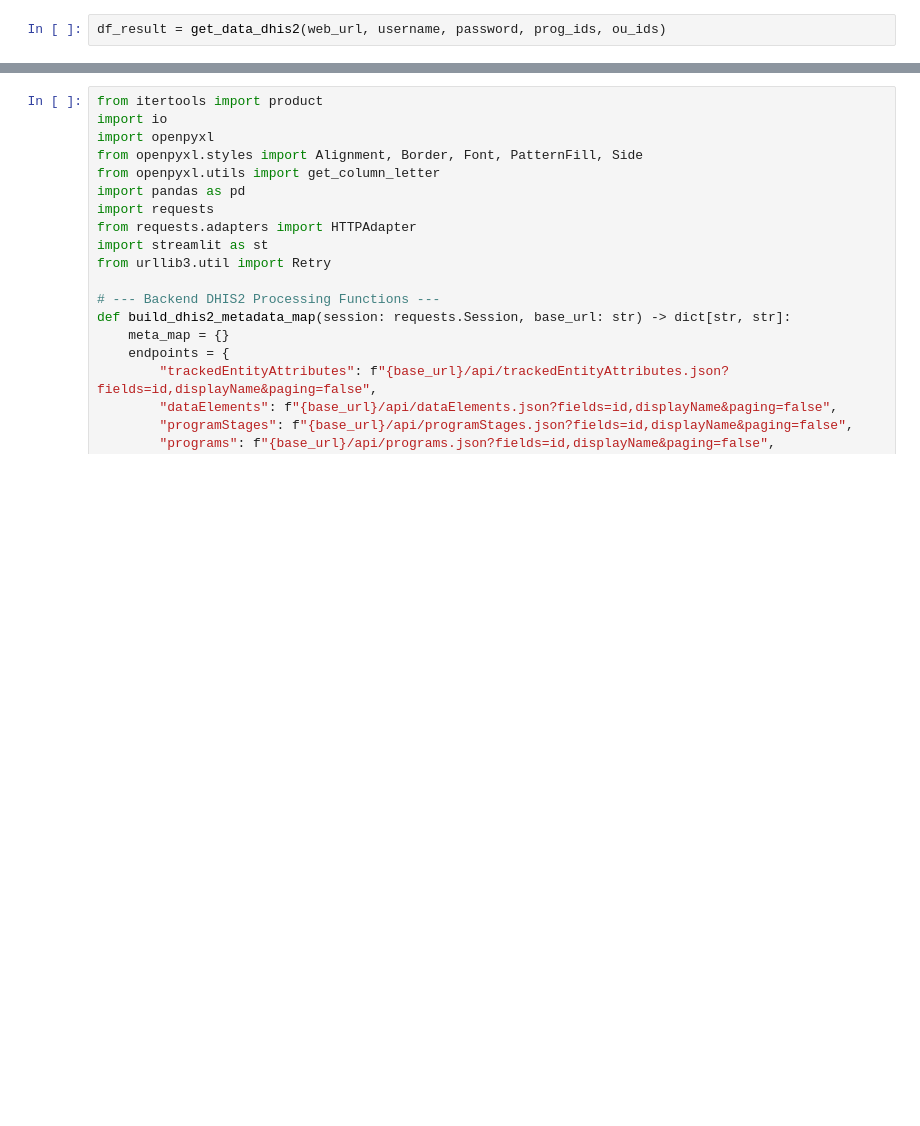
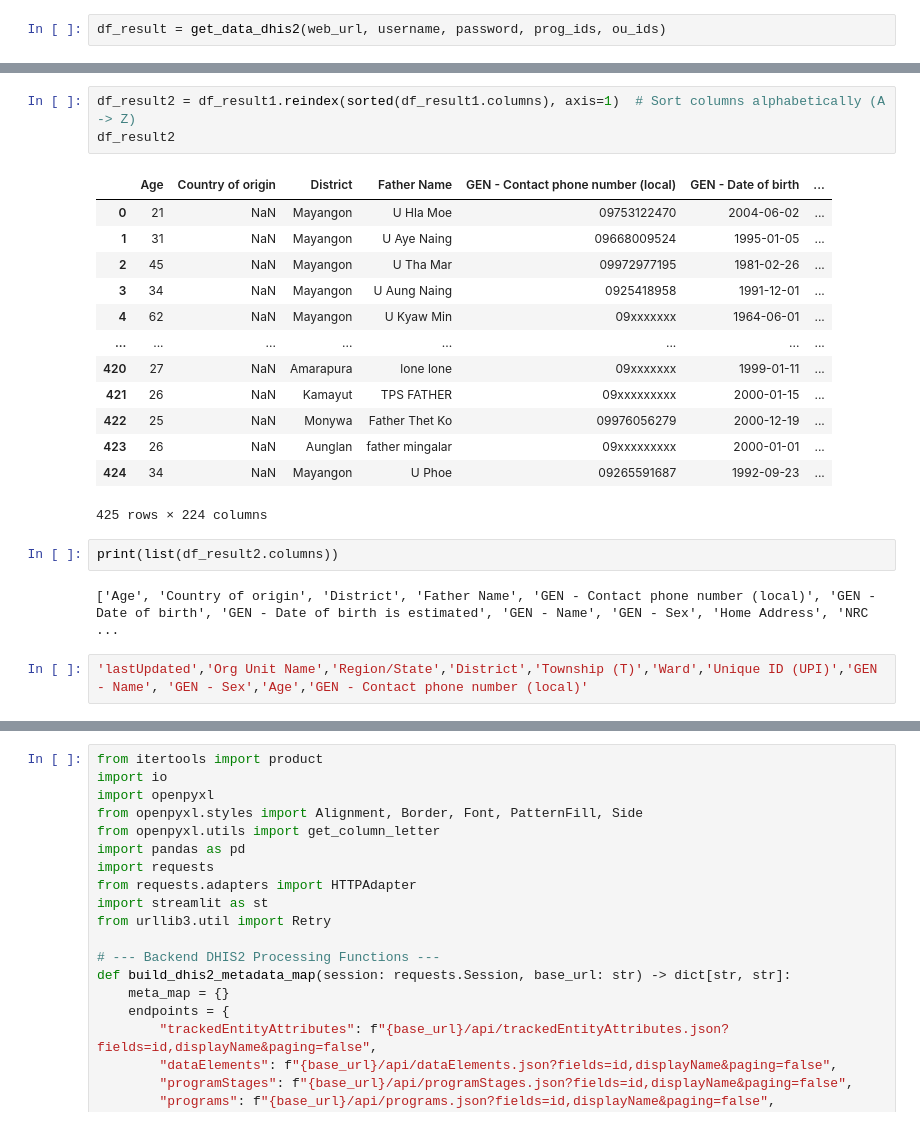
Before and after one commit to toepyaesone/StreamlitDhis, a Jupyter notebook: TESTING.ipynb, the cells around one changed output, grey strips where cells are left out. Cells and saved outputs as stored; diff of their text form; blank space fills up the shorter version.

```diff
--- a/TESTING.ipynb
+++ b/TESTING.ipynb
@@ -206,0 +338,23 @@ df_result
+# %%
+df_result2 = df_result1.reindex(sorted(df_result1.columns), axis=1)  # Sort columns alphabetically (A -> Z)
+df_result2
+# %% [output]
+|  | Age | Country of origin | District | Father Name | GEN - Contact phone number (local) | GEN - Date of birth | ... |
+| 0 | 21 | NaN | Mayangon | U Hla Moe | 09753122470 | 2004-06-02 | ... |
+| 1 | 31 | NaN | Mayangon | U Aye Naing | 09668009524 | 1995-01-05 | ... |
+| 2 | 45 | NaN | Mayangon | U Tha Mar | 09972977195 | 1981-02-26 | ... |
+| 3 | 34 | NaN | Mayangon | U Aung Naing | 0925418958 | 1991-12-01 | ... |
+| 4 | 62 | NaN | Mayangon | U Kyaw Min | 09xxxxxxx | 1964-06-01 | ... |
+| ... | ... | ... | ... | ... | ... | ... | ... |
+| 420 | 27 | NaN | Amarapura | lone lone | 09xxxxxxx | 1999-01-11 | ... |
+| 421 | 26 | NaN | Kamayut | TPS FATHER | 09xxxxxxxxx | 2000-01-15 | ... |
+| 422 | 25 | NaN | Monywa | Father Thet Ko | 09976056279 | 2000-12-19 | ... |
+| 423 | 26 | NaN | Aunglan | father mingalar | 09xxxxxxxxx | 2000-01-01 | ... |
+| 424 | 34 | NaN | Mayangon | U Phoe | 09265591687 | 1992-09-23 | ... |
+425 rows × 224 columns
+# %%
+print(list(df_result2.columns))
+# %% [output]
+['Age', 'Country of origin', 'District', 'Father Name', 'GEN - Contact phone number (local)', 'GEN - Date of birth', 'GEN - Date of birth is estimated', 'GEN - Name', 'GEN - Sex', 'Home Address', 'NRC ...
+# %%
+'lastUpdated','Org Unit Name','Region/State','District','Township (T)','Ward','Unique ID (UPI)','GEN - Name', 'GEN - Sex','Age','GEN - Contact phone number (local)'
```
Also changed, not shown: parts of 7 cells of this notebook.
